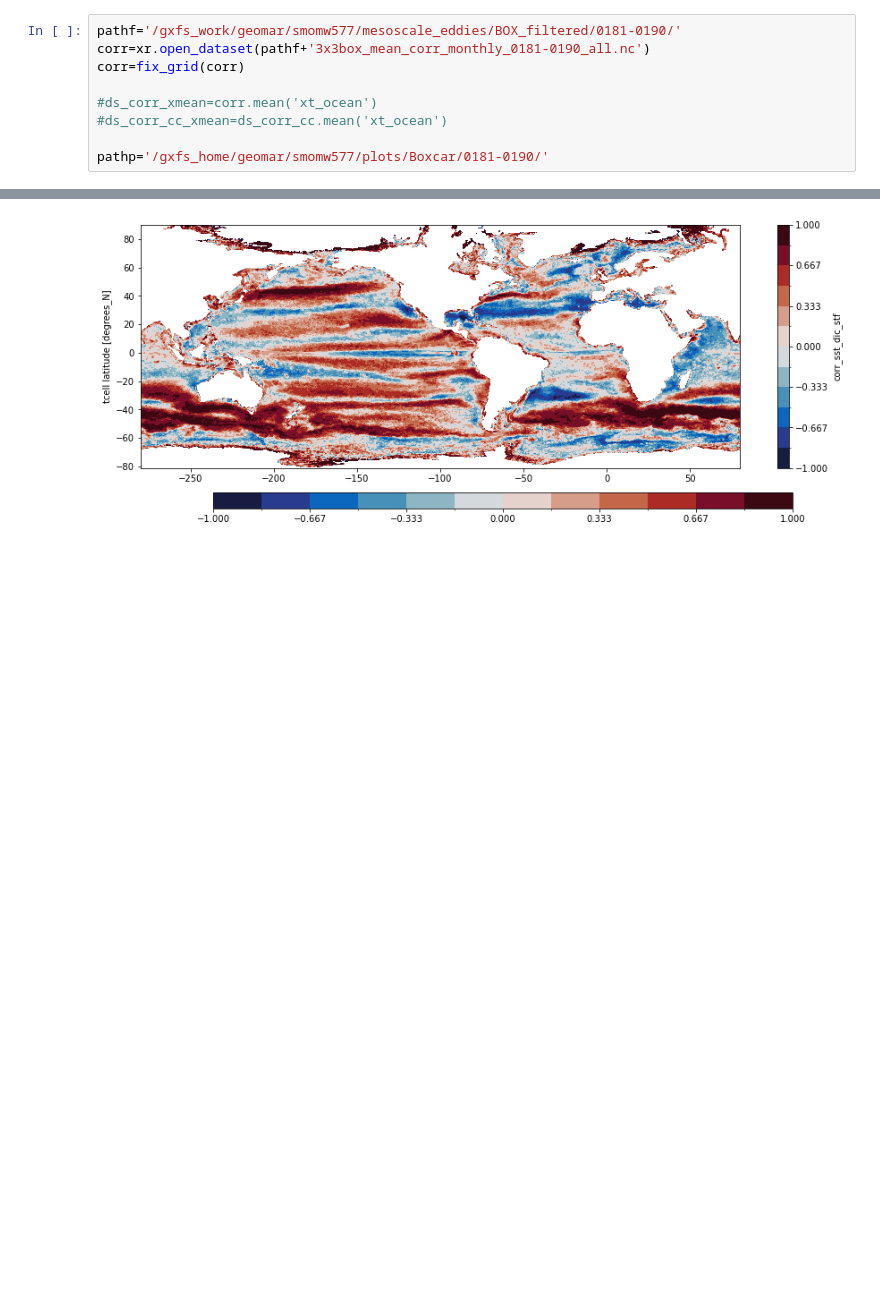
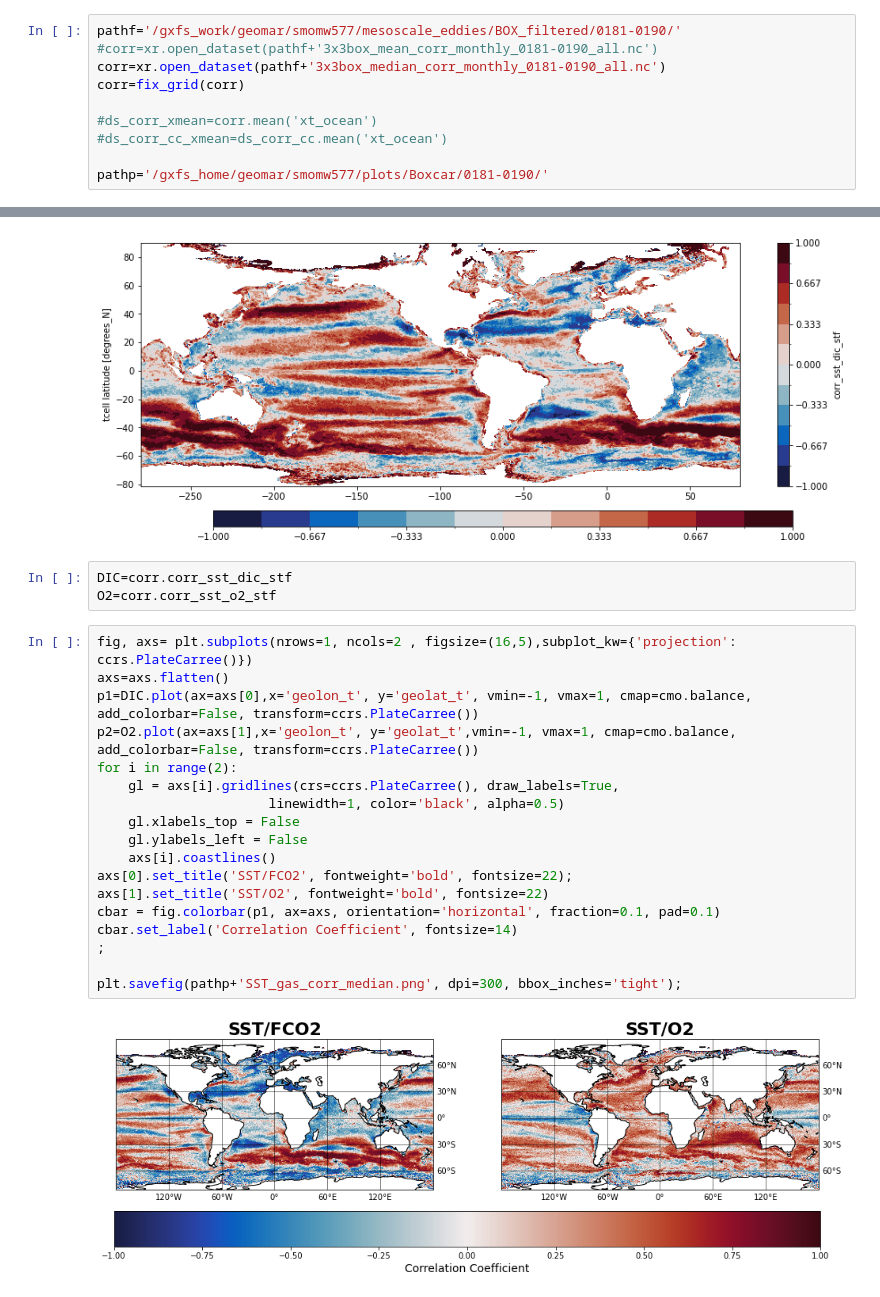
Before and after one commit to nanahocke/mesoscale-eddies, a Jupyter notebook: plotting/Correlation_Maps_SST_SSH.ipynb, the cells around one changed output, grey strips where cells are left out. Saved outputs shown, nothing was run; the diff lists cells and outputs as text; blank space fills up the shorter version.

```diff
--- a/plotting/Correlation_Maps_SST_SSH.ipynb
+++ b/plotting/Correlation_Maps_SST_SSH.ipynb
@@ -15,7 +15,8 @@ import matplotlib.gridspec as gridspec
 from fix_grid import fix_grid
 # %%
 pathf='/gxfs_work/geomar/smomw577/mesoscale_eddies/BOX_filtered/0181-0190/'
-corr=xr.open_dataset(pathf+'3x3box_mean_corr_monthly_0181-0190_all.nc')
+#corr=xr.open_dataset(pathf+'3x3box_mean_corr_monthly_0181-0190_all.nc')
+corr=xr.open_dataset(pathf+'3x3box_median_corr_monthly_0181-0190_all.nc')
 corr=fix_grid(corr)
 
 #ds_corr_xmean=corr.mean('xt_ocean')
@@ -101,3 +96,26 @@ cbar = fig.colorbar(im, cax=cbar_ax, orientation='horizontal', extend=False)
 plt.savefig('/gxfs_home/geomar/smomw577/plots/Boxcar/cmap_2.png', bbox_inches="tight", dpi=300)
 # %% [output]
 [figure]
+# %%
+DIC=corr.corr_sst_dic_stf
+O2=corr.corr_sst_o2_stf
+# %%
+fig, axs= plt.subplots(nrows=1, ncols=2 , figsize=(16,5),subplot_kw={'projection': ccrs.PlateCarree()})
+axs=axs.flatten()
+p1=DIC.plot(ax=axs[0],x='geolon_t', y='geolat_t', vmin=-1, vmax=1, cmap=cmo.balance, add_colorbar=False, transform=ccrs.PlateCarree())
+p2=O2.plot(ax=axs[1],x='geolon_t', y='geolat_t',vmin=-1, vmax=1, cmap=cmo.balance,  add_colorbar=False, transform=ccrs.PlateCarree())
+for i in range(2):
+    gl = axs[i].gridlines(crs=ccrs.PlateCarree(), draw_labels=True,
+                      linewidth=1, color='black', alpha=0.5)
+    gl.xlabels_top = False
+    gl.ylabels_left = False
+    axs[i].coastlines()
+axs[0].set_title('SST/FCO2', fontweight='bold', fontsize=22);
+axs[1].set_title('SST/O2', fontweight='bold', fontsize=22)
+cbar = fig.colorbar(p1, ax=axs, orientation='horizontal', fraction=0.1, pad=0.1)
+cbar.set_label('Correlation Coefficient', fontsize=14)
+;
+
+plt.savefig(pathp+'SST_gas_corr_median.png', dpi=300, bbox_inches='tight');
+# %% [output]
+[figure, added]
```
Also changed, not shown: parts of 2 cells of this notebook, 8 other files.
